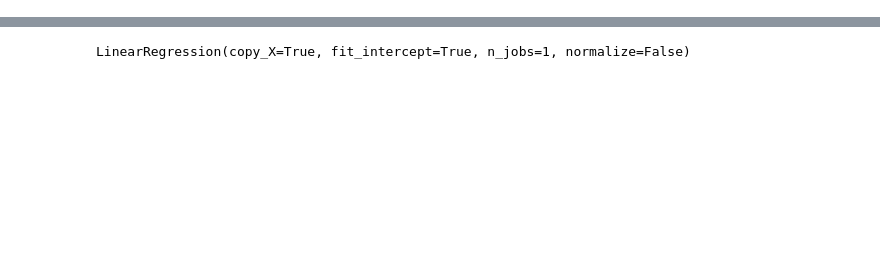
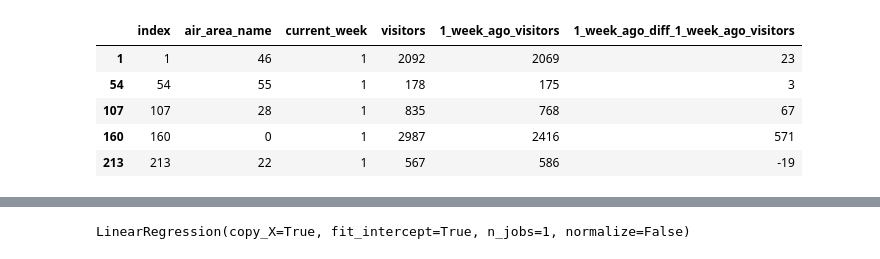
Before and after one commit to Gan001/dataviz-final-project, a Jupyter notebook: ML_Air.ipynb, the cells around one changed output, grey strips where cells are left out. Drawn from its saved outputs; the diff is of its cells as text; code cells hidden in the pictures; blank space fills up the shorter version.

```diff
--- a/ML_Air.ipynb
+++ b/ML_Air.ipynb
@@ -105,2 +95,12 @@ no_zeroes_clean_ml_df
+# %%
+week_one_nz_ml_df = nz_ml_df.loc[nz_ml_df["current_week"] == 1]
+week_one_nz_ml_df.head(5)
+# %% [output]
+|  | index | air_area_name | current_week | visitors | 1_week_ago_visitors | 1_week_ago_diff_1_week_ago_visitors |
+| 1 | 1 | 46 | 1 | 2092 | 2069 | 23 |
+| 54 | 54 | 55 | 1 | 178 | 175 | 3 |
+| 107 | 107 | 28 | 1 | 835 | 768 | 67 |
+| 160 | 160 | 0 | 1 | 2987 | 2416 | 571 |
+| 213 | 213 | 22 | 1 | 567 | 586 | -19 |
 # %%
 features = ['air_area_name','current_week','1_week_ago_diff_1_week_ago_visitors']
```
Also changed, not shown: parts of 26 cells of this notebook, 1 other file.
